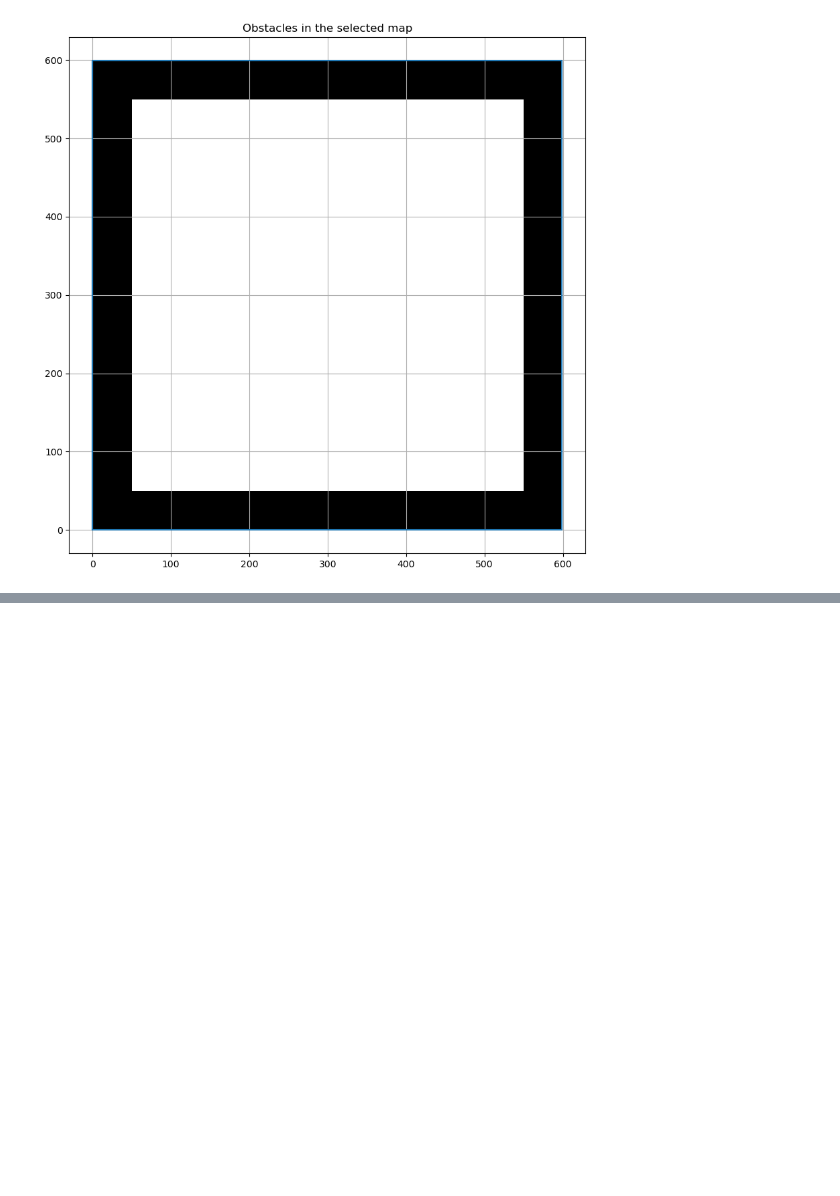
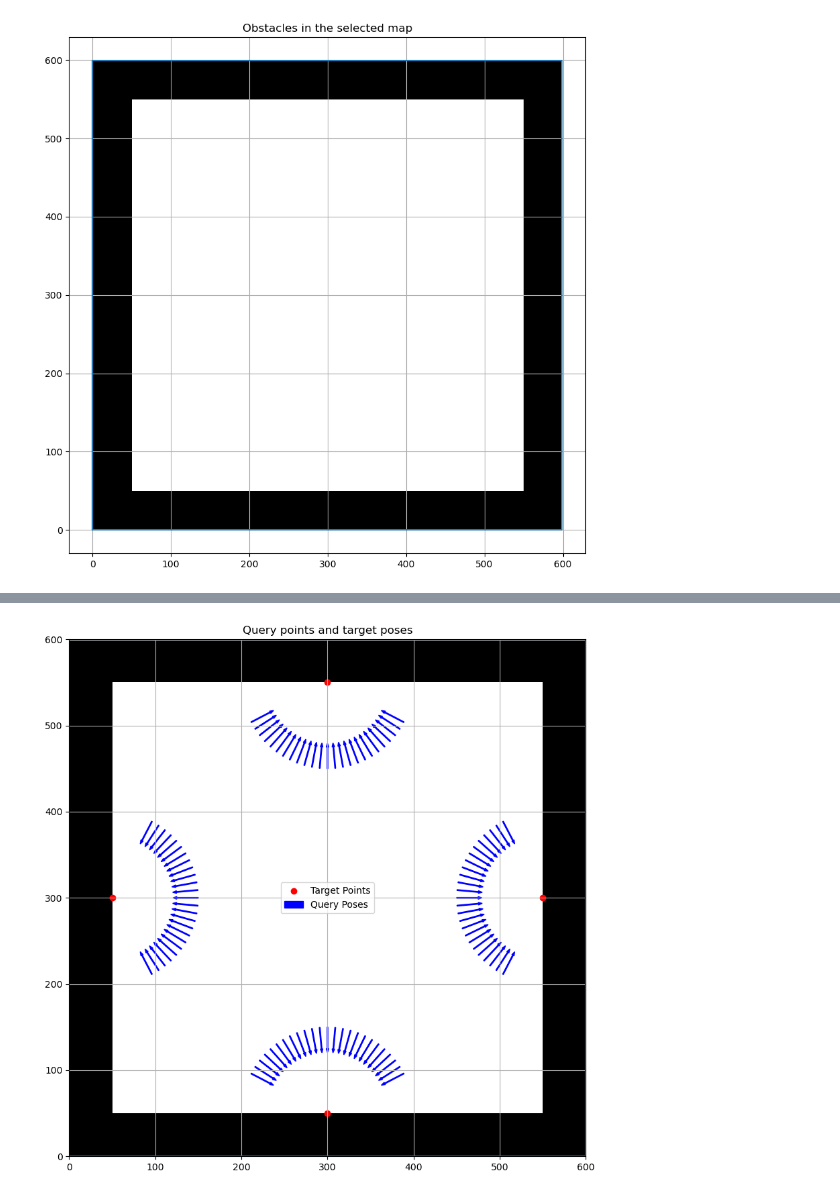
Before and after one commit to tianyilim/range_libc, a Jupyter notebook: benchmarking/comparing_rangelib_methods.ipynb, the cells around one changed output, grey strips where cells are left out. Drawn from its saved outputs; the diff is of its cells as text; code cells hidden in the pictures; blank space fills up the shorter version.

```diff
--- a/benchmarking/comparing_rangelib_methods.ipynb
+++ b/benchmarking/comparing_rangelib_methods.ipynb
@@ -225,0 +309,72 @@ plt.show()
+# %%
+target_points_to_query_poses = {
+    (50, 300): [],
+    (300, 50): [],
+    (550, 300): [],
+    (300, 550): [],
+}
+
+num_query_points = 25
+query_distance = 100
+
+x, y = zip(*target_points_to_query_poses.keys())
+
+query_angle = np.radians(125)
+# This increases from 0, 90, 180, 270 deg depending on the side of the square
+start_angle = 0.0
+
+for target_point in target_points_to_query_poses:
+    query_x, query_y = target_point
+
+    query_angles = np.linspace(
+        start_angle-query_angle/2, start_angle+query_angle/2, num_query_points, endpoint=True)
+
+    for angle in query_angles:
+        # The vector should point back in towards the target point, hence +180deg (then rectify)
+        rectifed_angle = angle + np.pi
+        rectifed_angle = np.arctan2(
+            np.sin(rectifed_angle), np.cos(rectifed_angle))
+
+        curr_coord = (
+            query_x + np.cos(angle) * query_distance,
+            query_y + np.sin(angle) * query_distance,
+            angle + np.pi
+        )
+        target_points_to_query_poses[target_point].append(curr_coord)
+
+    start_angle += np.pi/2  # This is hardcoded to the square map
+
+
+# Plot the query points as well as the query poses
+plt.figure()
+plt.title("Query points and target poses")
+plt.grid()
+for poly in SELECTED_OBSTACLES:
+    x, y = poly.exterior.xy
+    plt.fill(x, y, "k")
+plt.plot((0, 600, 600, 0, 0), (0, 0, 600, 600, 0))  # map borders
+
+# Plot the query points
+target_x, target_y = zip(*target_points_to_query_poses.keys())
+plt.scatter(target_x, target_y, marker="o", color="red", label="Target Points")
+
+first = True
+for query_poses in target_points_to_query_poses.values():
+    for query_pose in query_poses:
+        x = query_pose[0]
+        y = query_pose[1]
+        theta = query_pose[2]
+        dx = 25*np.cos(theta)
+        dy = 25*np.sin(theta)
+
+        plt.arrow(x, y, dx, dy, color="blue", width=1.0,
+                  label="Query Poses" if first else None)
+        first = False
+
+plt.legend()
+plt.xlim((0, 600))
+plt.ylim((0, 600))
+plt.gca().set_aspect('equal')
+plt.show()
+# %% [output]
+[figure, added]
```
Also changed, not shown: parts of 10 cells of this notebook.
